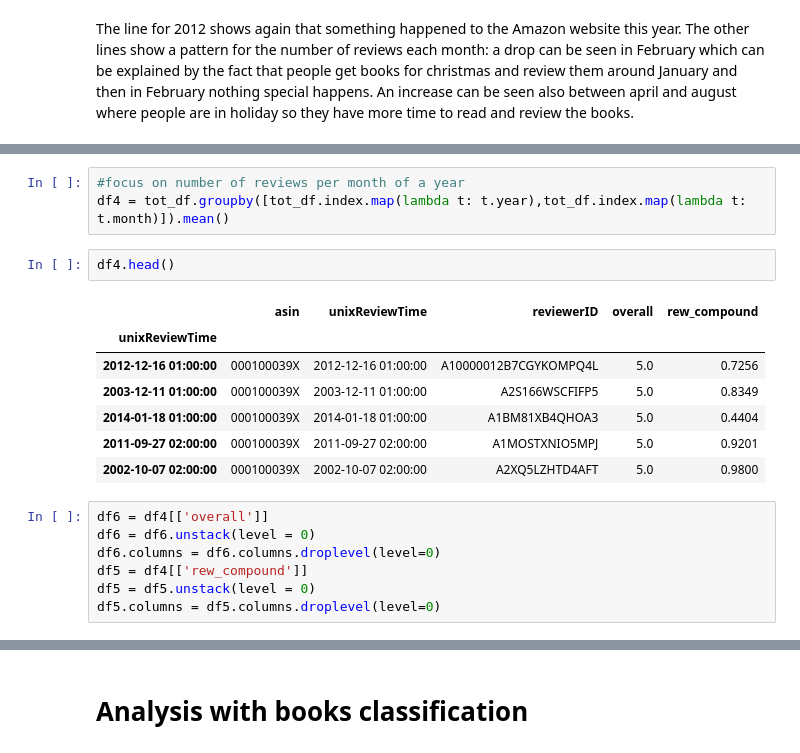
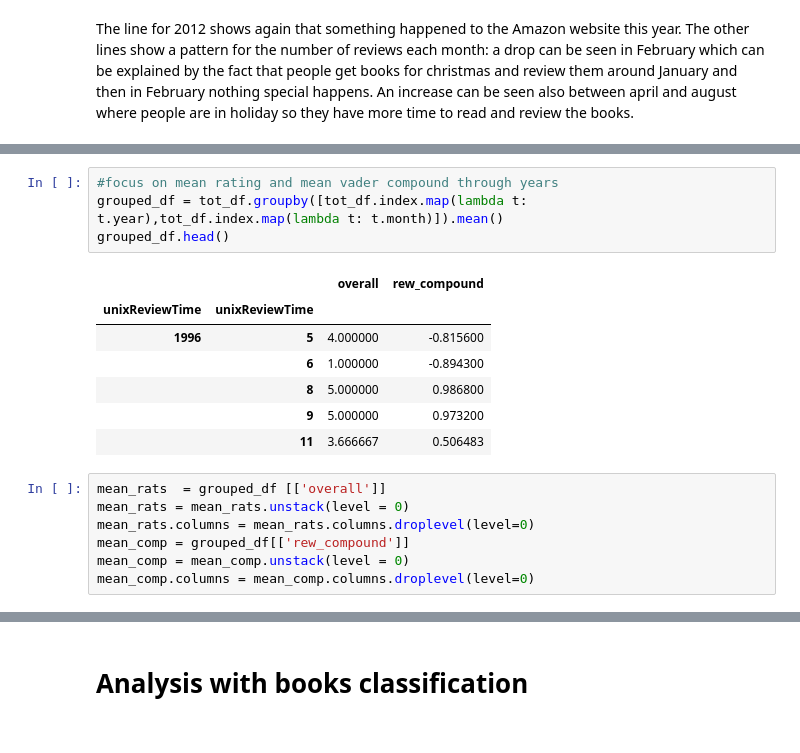
Before and after one commit to adamkozak/ADA2017-project, a Jupyter notebook: Project/Data_processing_milestone3.ipynb, the cells around one changed output, grey strips where cells are left out. Drawn from its saved outputs; the diff is of its cells as text.

```diff
--- a/Project/Data_processing_milestone3.ipynb
+++ b/Project/Data_processing_milestone3.ipynb
@@ -1100,20 +1083,19 @@ df4 = tot_df.groupby([tot_df.index.map(lambda t: t.year)]).plot(kind='box', figs
 # %%
-#focus on number of reviews per month of a year
-df4 = tot_df.groupby([tot_df.index.map(lambda t: t.year),tot_df.index.map(lambda t: t.month)]).mean()
+#focus on mean rating and mean vader compound through years
+grouped_df = tot_df.groupby([tot_df.index.map(lambda t: t.year),tot_df.index.map(lambda t: t.month)]).mean()
+grouped_df.head()
+# %% [output]
+|  |  | overall | rew_compound |
+| unixReviewTime | unixReviewTime |  |  |
+| 1996 | 5 | 4.000000 | -0.815600 |
+|  | 6 | 1.000000 | -0.894300 |
+|  | 8 | 5.000000 | 0.986800 |
+|  | 9 | 5.000000 | 0.973200 |
+|  | 11 | 3.666667 | 0.506483 |
-# %%
-df4.head()
-# %% [output]
-|  | asin | unixReviewTime | reviewerID | overall | rew_compound |
-| unixReviewTime |  |  |  |  |  |
-| 2012-12-16 01:00:00 | 000100039X | 2012-12-16 01:00:00 | A10000012B7CGYKOMPQ4L | 5.0 | 0.7256 |
-| 2003-12-11 01:00:00 | 000100039X | 2003-12-11 01:00:00 | A2S166WSCFIFP5 | 5.0 | 0.8349 |
-| 2014-01-18 01:00:00 | 000100039X | 2014-01-18 01:00:00 | A1BM81XB4QHOA3 | 5.0 | 0.4404 |
-| 2011-09-27 02:00:00 | 000100039X | 2011-09-27 02:00:00 | A1MOSTXNIO5MPJ | 5.0 | 0.9201 |
-| 2002-10-07 02:00:00 | 000100039X | 2002-10-07 02:00:00 | A2XQ5LZHTD4AFT | 5.0 | 0.9800 |
 # %%
-df6 = df4[['overall']]
-df6 = df6.unstack(level = 0)
-df6.columns = df6.columns.droplevel(level=0)
-df5 = df4[['rew_compound']]
-df5 = df5.unstack(level = 0)
-df5.columns = df5.columns.droplevel(level=0)
+mean_rats  = grouped_df [['overall']]
+mean_rats = mean_rats.unstack(level = 0)
+mean_rats.columns = mean_rats.columns.droplevel(level=0)
+mean_comp = grouped_df[['rew_compound']]
+mean_comp = mean_comp.unstack(level = 0)
+mean_comp.columns = mean_comp.columns.droplevel(level=0)
```
Also changed, not shown: parts of 7 cells of this notebook.
